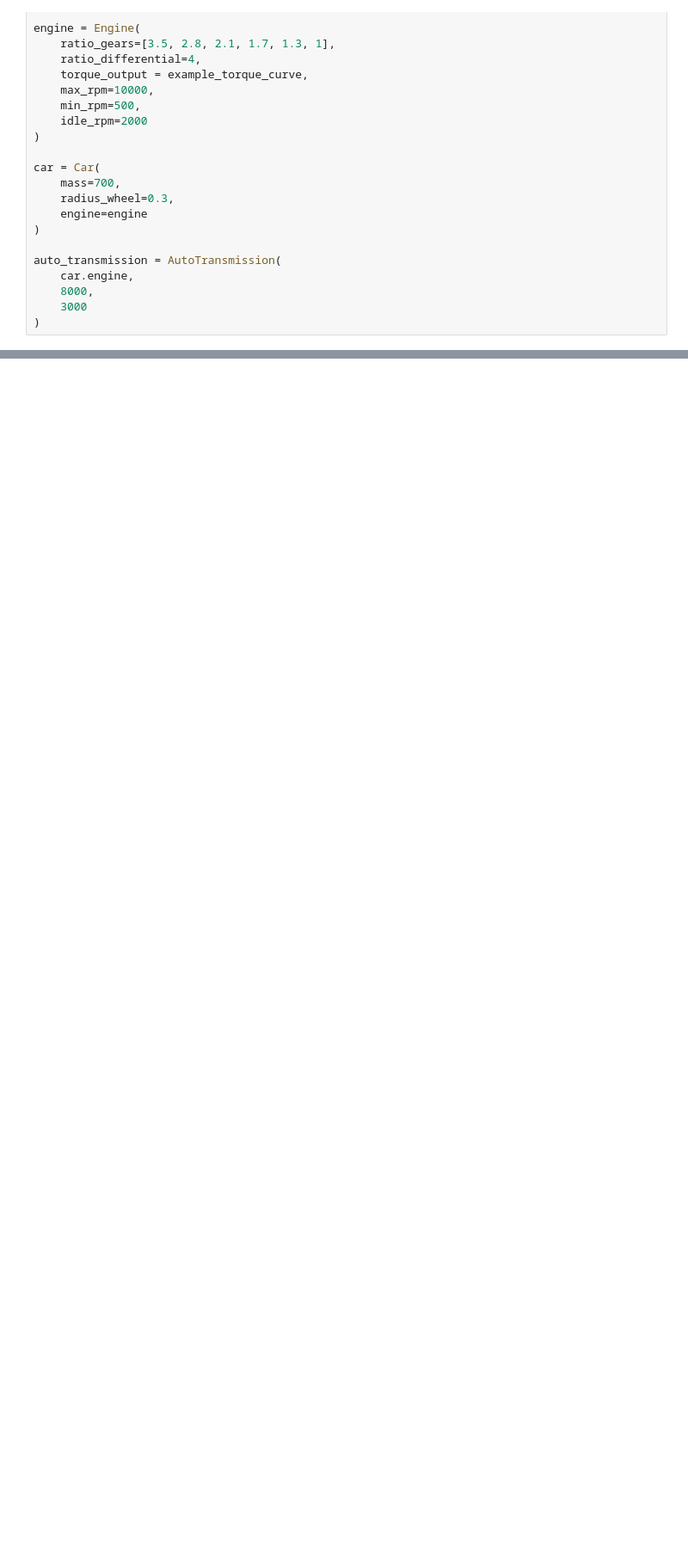
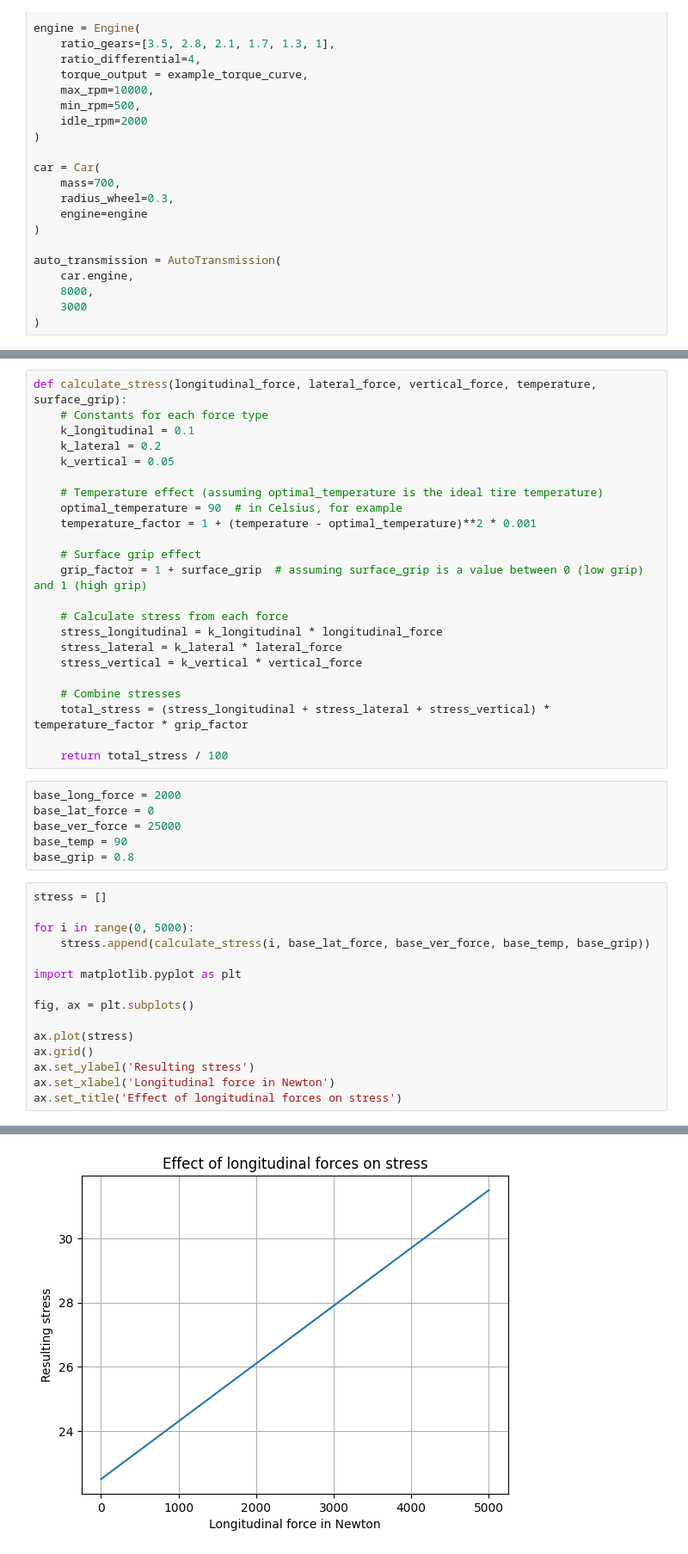
Before and after one commit to Nelson-Jnrnd/race-lap-simulations, a Jupyter notebook: tire_sim.ipynb, the cells around one changed output, grey strips where cells are left out. Shown at 86% size. Cells and saved outputs as stored; diff of their text form; blank space fills up the shorter version.

```diff
--- a/tire_sim.ipynb
+++ b/tire_sim.ipynb
@@ -40,0 +30,45 @@ class Tire:
+# %%
+def calculate_stress(longitudinal_force, lateral_force, vertical_force, temperature, surface_grip):
+    # Constants for each force type
+    k_longitudinal = 0.1
+    k_lateral = 0.2
+    k_vertical = 0.05
+
+    # Temperature effect (assuming optimal_temperature is the ideal tire temperature)
+    optimal_temperature = 90  # in Celsius, for example
+    temperature_factor = 1 + (temperature - optimal_temperature)**2 * 0.001
+
+    # Surface grip effect
+    grip_factor = 1 + surface_grip  # assuming surface_grip is a value between 0 (low grip) and 1 (high grip)
+
+    # Calculate stress from each force
+    stress_longitudinal = k_longitudinal * longitudinal_force
+    stress_lateral = k_lateral * lateral_force
+    stress_vertical = k_vertical * vertical_force
+
+    # Combine stresses
+    total_stress = (stress_longitudinal + stress_lateral + stress_vertical) * temperature_factor * grip_factor
+
+    return total_stress / 100
+# %%
+base_long_force = 2000
+base_lat_force = 0
+base_ver_force = 25000
+base_temp = 90
+base_grip = 0.8
+# %%
+stress = []
+
+for i in range(0, 5000):
+    stress.append(calculate_stress(i, base_lat_force, base_ver_force, base_temp, base_grip))
+
+import matplotlib.pyplot as plt
+
+fig, ax = plt.subplots()
+
+ax.plot(stress)
+ax.grid()
+ax.set_ylabel('Resulting stress')
+ax.set_xlabel('Longitudinal force in Newton')
+ax.set_title('Effect of longitudinal forces on stress')
+# %% [output]
@@ -40,0 +76 @@ class Tire:
+[figure, added]
```
Also changed, not shown: parts of 11 cells of this notebook, 2 other files.
